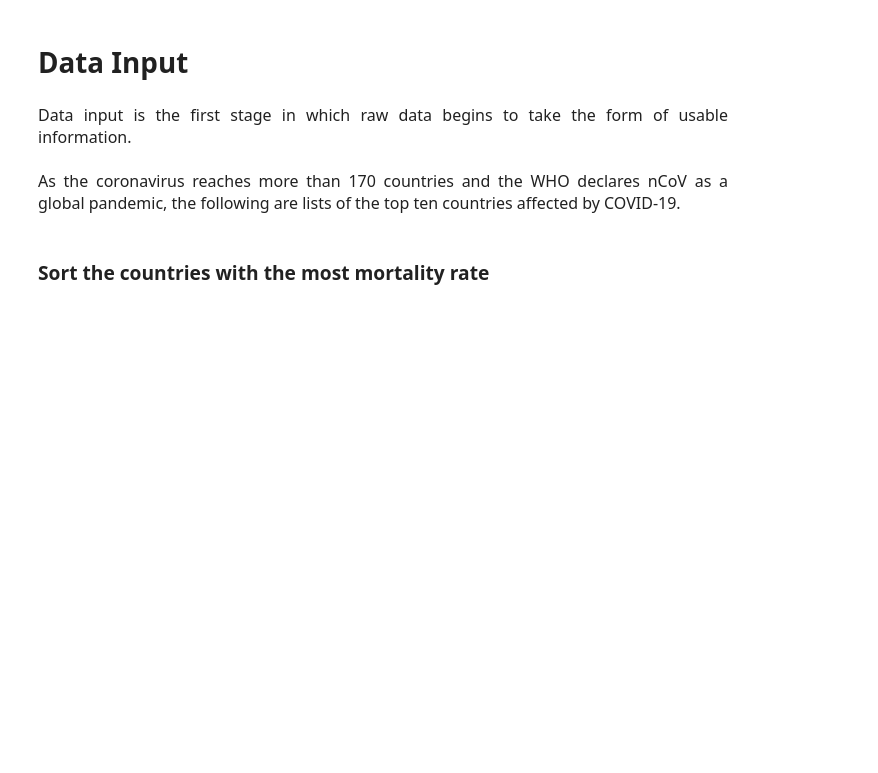
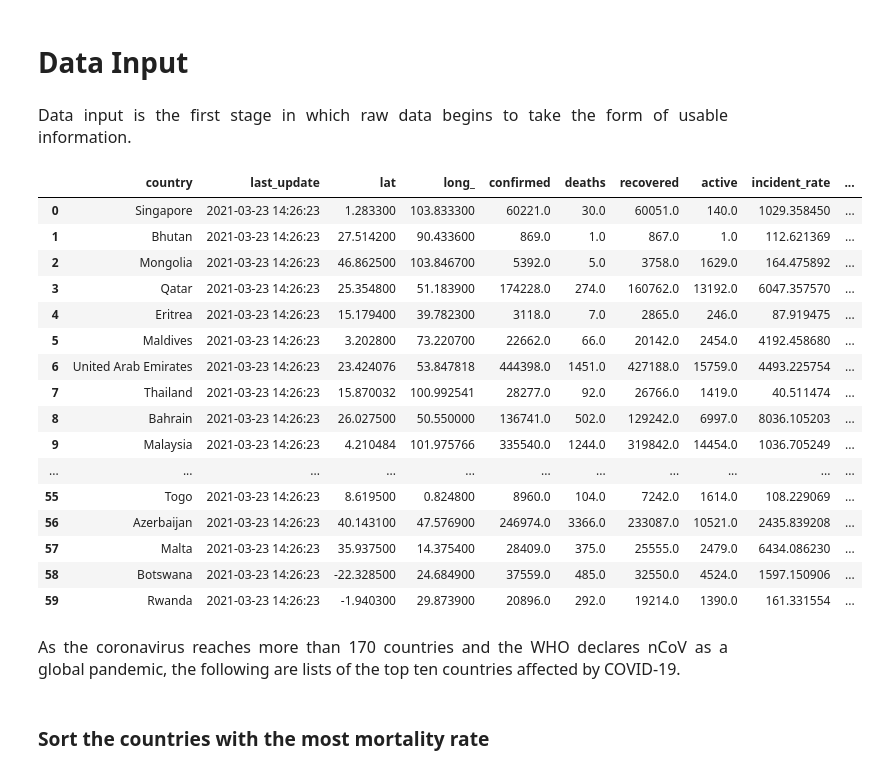
Before and after one commit to giuice/DataSciencePath, a Jupyter notebook: ntbk-data-visualization-and-analysis-of-covid-19-in-mexico.ipynb, the cells around one changed output. Saved outputs shown, nothing was run; the diff lists cells and outputs as text; code cells hidden in the pictures; blank space fills up the shorter version.

```diff
--- a/ntbk-data-visualization-and-analysis-of-covid-19-in-mexico.ipynb
+++ b/ntbk-data-visualization-and-analysis-of-covid-19-in-mexico.ipynb
@@ -95,3 +97,24 @@ active_total = int(df_country['active'].sum())
+# %%
+
+rdf_country[(df_country['recovered'].notna()) & (df_country['deaths'] > 0) ].sort_values('crf', ascending=True).reset_index(drop=True).head(60)
+# %% [output]
+|  | country | last_update | lat | long_ | confirmed | deaths | recovered | active | incident_rate | ... |
+| 0 | Singapore | 2021-03-23 14:26:23 | 1.283300 | 103.833300 | 60221.0 | 30.0 | 60051.0 | 140.0 | 1029.358450 | ... |
+| 1 | Bhutan | 2021-03-23 14:26:23 | 27.514200 | 90.433600 | 869.0 | 1.0 | 867.0 | 1.0 | 112.621369 | ... |
+| 2 | Mongolia | 2021-03-23 14:26:23 | 46.862500 | 103.846700 | 5392.0 | 5.0 | 3758.0 | 1629.0 | 164.475892 | ... |
+| 3 | Qatar | 2021-03-23 14:26:23 | 25.354800 | 51.183900 | 174228.0 | 274.0 | 160762.0 | 13192.0 | 6047.357570 | ... |
+| 4 | Eritrea | 2021-03-23 14:26:23 | 15.179400 | 39.782300 | 3118.0 | 7.0 | 2865.0 | 246.0 | 87.919475 | ... |
+| 5 | Maldives | 2021-03-23 14:26:23 | 3.202800 | 73.220700 | 22662.0 | 66.0 | 20142.0 | 2454.0 | 4192.458680 | ... |
+| 6 | United Arab Emirates | 2021-03-23 14:26:23 | 23.424076 | 53.847818 | 444398.0 | 1451.0 | 427188.0 | 15759.0 | 4493.225754 | ... |
+| 7 | Thailand | 2021-03-23 14:26:23 | 15.870032 | 100.992541 | 28277.0 | 92.0 | 26766.0 | 1419.0 | 40.511474 | ... |
+| 8 | Bahrain | 2021-03-23 14:26:23 | 26.027500 | 50.550000 | 136741.0 | 502.0 | 129242.0 | 6997.0 | 8036.105203 | ... |
+| 9 | Malaysia | 2021-03-23 14:26:23 | 4.210484 | 101.975766 | 335540.0 | 1244.0 | 319842.0 | 14454.0 | 1036.705249 | ... |
+| ... | ... | ... | ... | ... | ... | ... | ... | ... | ... | ... |
+| 55 | Togo | 2021-03-23 14:26:23 | 8.619500 | 0.824800 | 8960.0 | 104.0 | 7242.0 | 1614.0 | 108.229069 | ... |
+| 56 | Azerbaijan | 2021-03-23 14:26:23 | 40.143100 | 47.576900 | 246974.0 | 3366.0 | 233087.0 | 10521.0 | 2435.839208 | ... |
+| 57 | Malta | 2021-03-23 14:26:23 | 35.937500 | 14.375400 | 28409.0 | 375.0 | 25555.0 | 2479.0 | 6434.086230 | ... |
+| 58 | Botswana | 2021-03-23 14:26:23 | -22.328500 | 24.684900 | 37559.0 | 485.0 | 32550.0 | 4524.0 | 1597.150906 | ... |
+| 59 | Rwanda | 2021-03-23 14:26:23 | -1.940300 | 29.873900 | 20896.0 | 292.0 | 19214.0 | 1390.0 | 161.331554 | ... |
 # %% [markdown]
 <p align="justify" style="text-align:justify"><font size="3">As the coronavirus reaches more than 170 countries and the WHO declares nCoV as a global pandemic, the following are lists of the top ten countries affected by COVID-19.</font></p>
 # %% [markdown]
```
Also changed, not shown: parts of 25 cells of this notebook.
